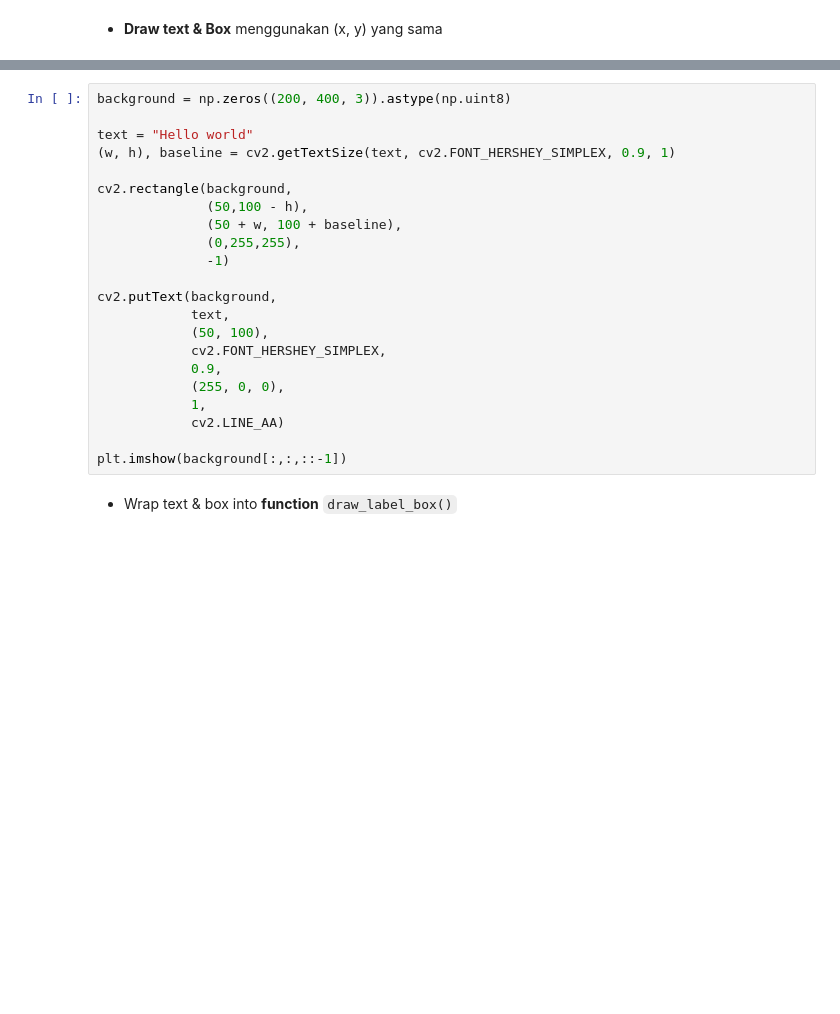
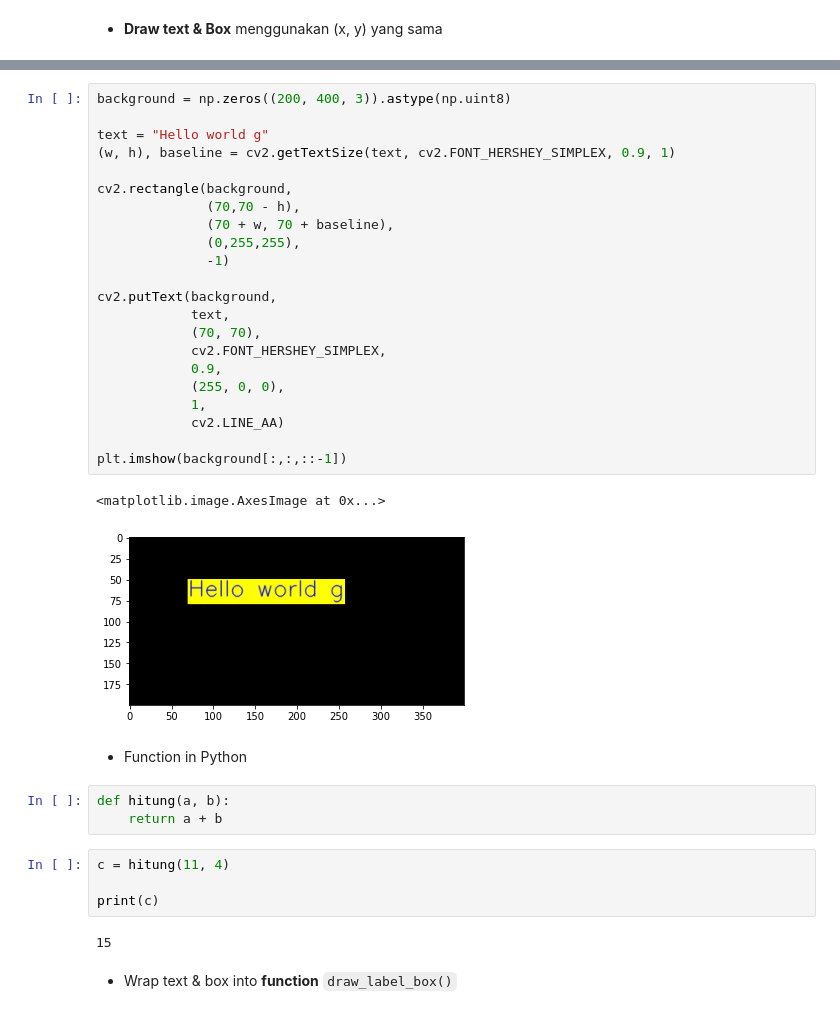
Before and after one commit to Muhammad-Yunus/Materi-Training, a Jupyter notebook: E. Eigenface Facerecognition/pertemuan_5/pertemuan_5.ipynb, the cells around one changed output, grey strips where cells are left out. Drawn from its saved outputs; the diff is of its cells as text; blank space fills up the shorter version.

```diff
--- a/E. Eigenface Facerecognition/pertemuan_5/pertemuan_5.ipynb
+++ b/E. Eigenface Facerecognition/pertemuan_5/pertemuan_5.ipynb
@@ -170,25 +187,39 @@ plt.imshow(background[:,:,::-1])
 # %%
 background = np.zeros((200, 400, 3)).astype(np.uint8)
 
-text = "Hello world"
+text = "Hello world g"
 (w, h), baseline = cv2.getTextSize(text, cv2.FONT_HERSHEY_SIMPLEX, 0.9, 1)
 
 cv2.rectangle(background,
-              (50,100 - h),
-              (50 + w, 100 + baseline),
+              (70,70 - h),
+              (70 + w, 70 + baseline),
               (0,255,255),
               -1)
 
 cv2.putText(background,
             text,
-            (50, 100),
+            (70, 70),
             cv2.FONT_HERSHEY_SIMPLEX,
             0.9,
             (255, 0, 0),
             1,
             cv2.LINE_AA)
 
 plt.imshow(background[:,:,::-1])
+# %% [output]
+<matplotlib.image.AxesImage at 0x...>
+[figure, added]
+# %% [markdown]
+- Function in Python
+# %%
+def hitung(a, b):
+    return a + b
+# %%
+c = hitung(11, 4)
+
+print(c)
+# %% [output]
+15
 # %% [markdown]
 - Wrap text & box into **function** `draw_label_box()`
 # %%
```
Also changed, not shown: parts of 36 cells of this notebook, 3 other files.
